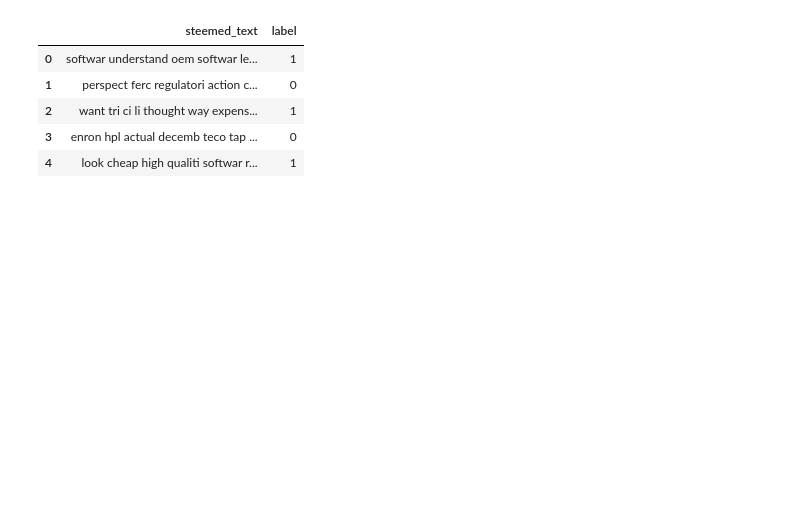
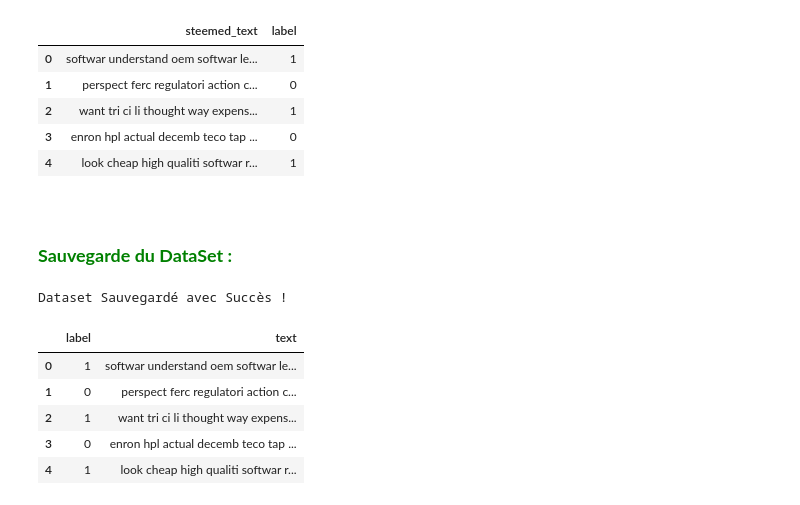
Before and after one commit to ABDELHAFIDAIT/HamOrSpamAI, a Jupyter notebook: notebooks/02_preprocessing.ipynb, the cells around one changed output. Drawn from its saved outputs; the diff is of its cells as text; code cells hidden in the pictures; blank space fills up the shorter version.

Commit message:
Sauvegarde du Dataset après Prétraitement

```diff
--- a/notebooks/02_preprocessing.ipynb
+++ b/notebooks/02_preprocessing.ipynb
@@ -199,3 +199,25 @@ df.head()
 | 2 | want tri ci li thought way expens... | 1 |
 | 3 | enron hpl actual decemb teco tap ... | 0 |
 | 4 | look cheap high qualiti softwar r... | 1 |
+# %% [markdown]
+<br>
+
+### <span style="color:green;">**Sauvegarde du DataSet :**</span>
+# %%
+df["text"] = df["steemed_text"]
+
+df = df.drop(columns=["steemed_text"])
+
+df.to_csv("../data/processed/data.csv", index=False)
+
+print("Dataset Sauvegardé avec Succès !")
+
+df.head()
+# %% [output]
+Dataset Sauvegardé avec Succès !
+|  | label | text |
+| 0 | 1 | softwar understand oem softwar le... |
+| 1 | 0 | perspect ferc regulatori action c... |
+| 2 | 1 | want tri ci li thought way expens... |
+| 3 | 0 | enron hpl actual decemb teco tap ... |
+| 4 | 1 | look cheap high qualiti softwar r... |
```
Also changed, not shown: parts of 1 cell of this notebook, 2 other files.
